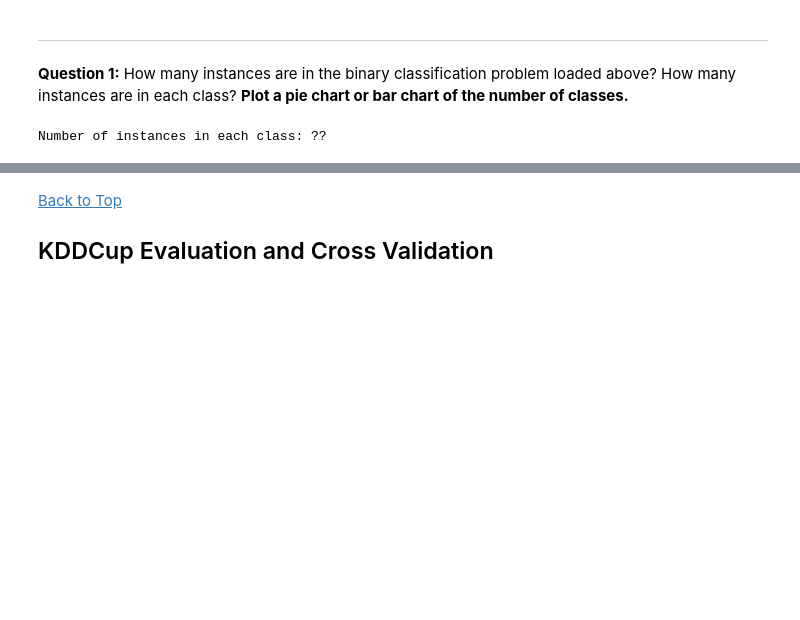
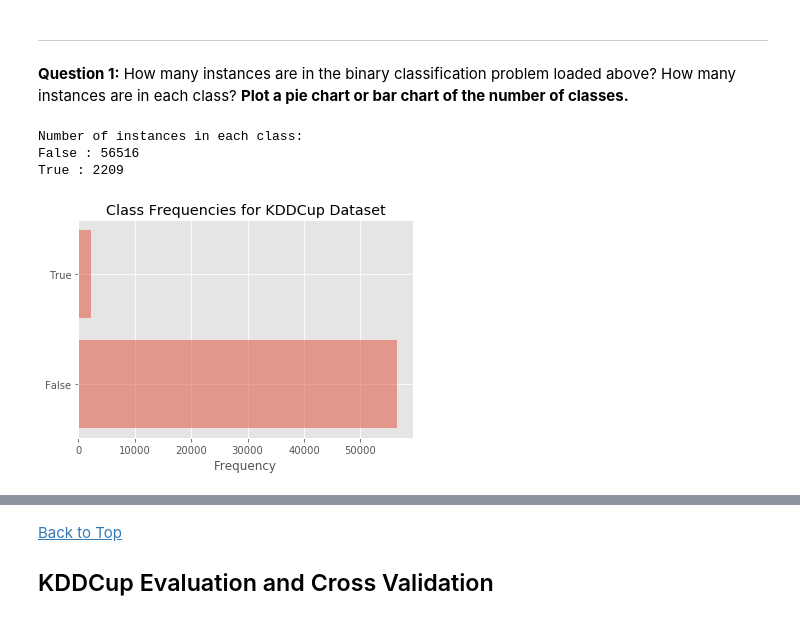
Before and after one commit to ML-Project8/ICA3, a Jupyter notebook: ICA3_MachineLearning.ipynb, the cells around one changed output, grey strips where cells are left out. Saved outputs shown, nothing was run; the diff lists cells and outputs as text; code cells hidden in the pictures; blank space fills up the shorter version.

```diff
--- a/ICA3_MachineLearning.ipynb
+++ b/ICA3_MachineLearning.ipynb
@@ -64,10 +64,29 @@ ___
 # %%
 from matplotlib import pyplot as plt
 %matplotlib inline
 plt.style.use('ggplot')
 
+#=== Fill in code below========
 
-#=== Fill in code below========
-print('Number of instances in each class:','??')
+unique_items, counts = np.unique(y, return_counts=True)
+
+print('Number of instances in each class:')
+
+for index, item in enumerate(unique_items):
+    print(item,":", counts[index])
+
+objects = ('False', 'True')
+y_pos = np.arange(len(objects))
+performance = counts
+
+plt.barh(y_pos, performance, align='center', alpha=0.5)
+plt.yticks(y_pos, objects)
+plt.xlabel('Frequency')
+plt.title('Class Frequencies for KDDCup Dataset')
+
+plt.show()
 # %% [output]
-Number of instances in each class: ??
+Number of instances in each class:
+False : 56516
+True : 2209
+[figure, added]
```
Also changed, not shown: parts of 5 cells of this notebook.
